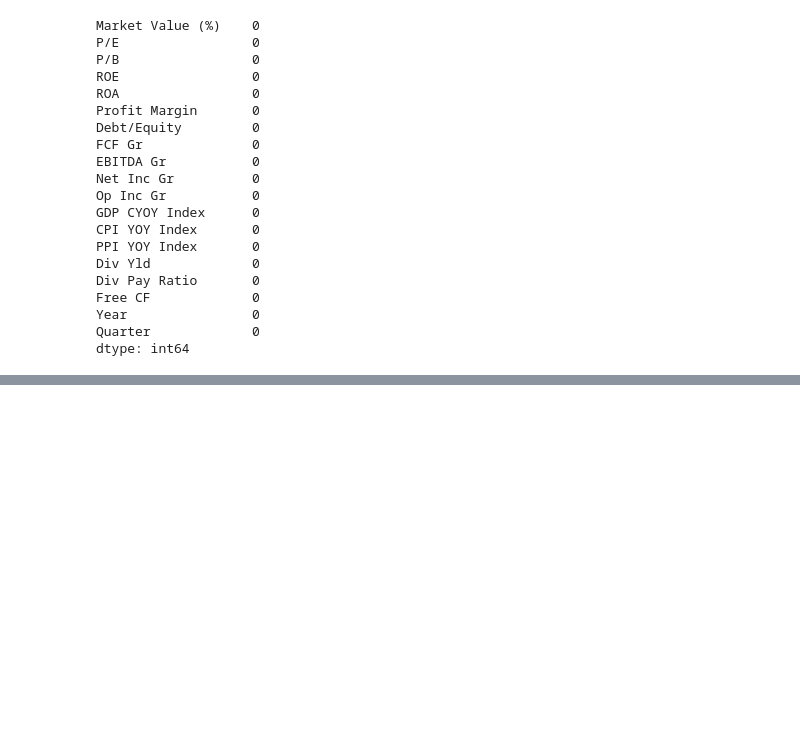
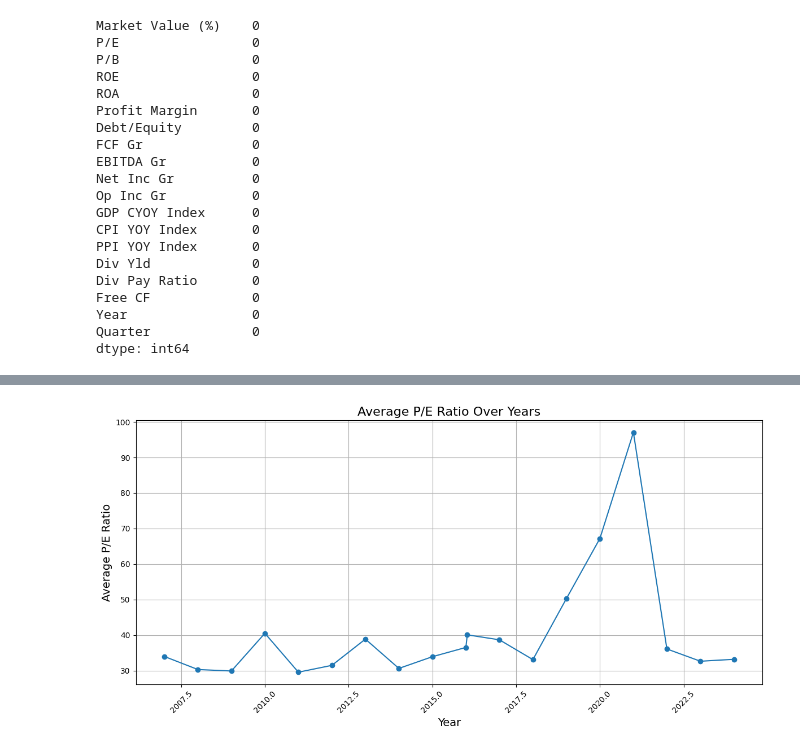
Before and after one commit to amita29patil/team_lambda, a Jupyter notebook: cleaning.ipynb, the cells around one changed output, grey strips where cells are left out. Drawn from its saved outputs; the diff is of its cells as text; code cells hidden in the pictures; blank space fills up the shorter version.

```diff
--- a/cleaning.ipynb
+++ b/cleaning.ipynb
@@ -247,0 +310,22 @@ dtype: int64
+# %%
+#line plot for time series data
+plt.figure(figsize=(12, 6))
+yearly_avg_pe = final_df.groupby('Year')['P/E'].mean()
+plt.plot(yearly_avg_pe.index, yearly_avg_pe.values, marker='o')
+plt.title('Average P/E Ratio Over Years', fontsize=16)
+plt.xlabel('Year', fontsize=14)
+plt.ylabel('Average P/E Ratio', fontsize=14)
+plt.xticks(rotation=45)
+plt.grid()
+plt.tight_layout()
+plt.show()
+
+#The line plot titled "Average P/E Ratio Over Years"
+# shows how the average Price-to-Earnings (P/E) ratio has
+# changed over time.
+#Fluctuations in P/E Ratios:
+#The P/E ratio remains relatively stable between 2007 and 2018, with minor fluctuations.
+#There is a sharp increase in the average P/E ratio around 2019–2020, peaking at nearly 100.
+#After 2020, the P/E ratio drops significantly and stabilizes at lower levels.
+# %% [output]
+[figure, added]
```
Also changed, not shown: parts of 4 cells of this notebook.
